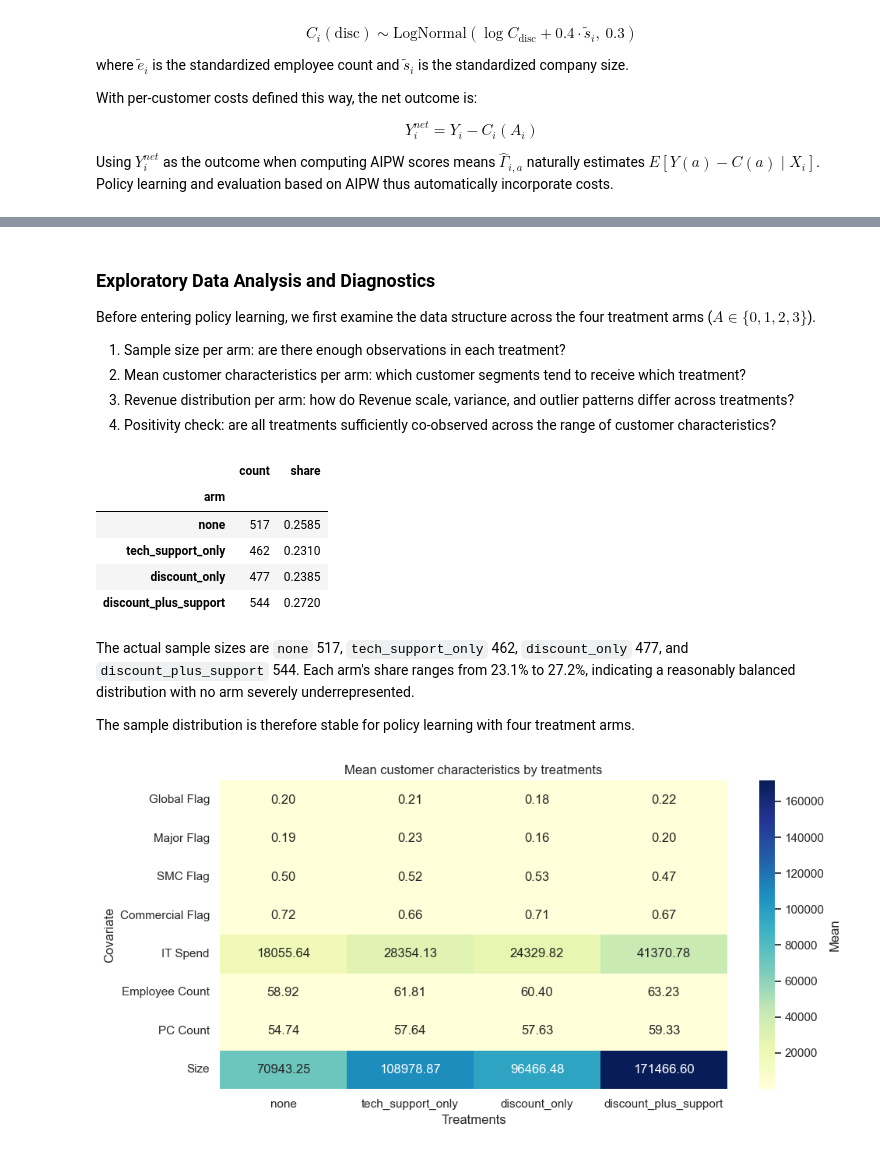
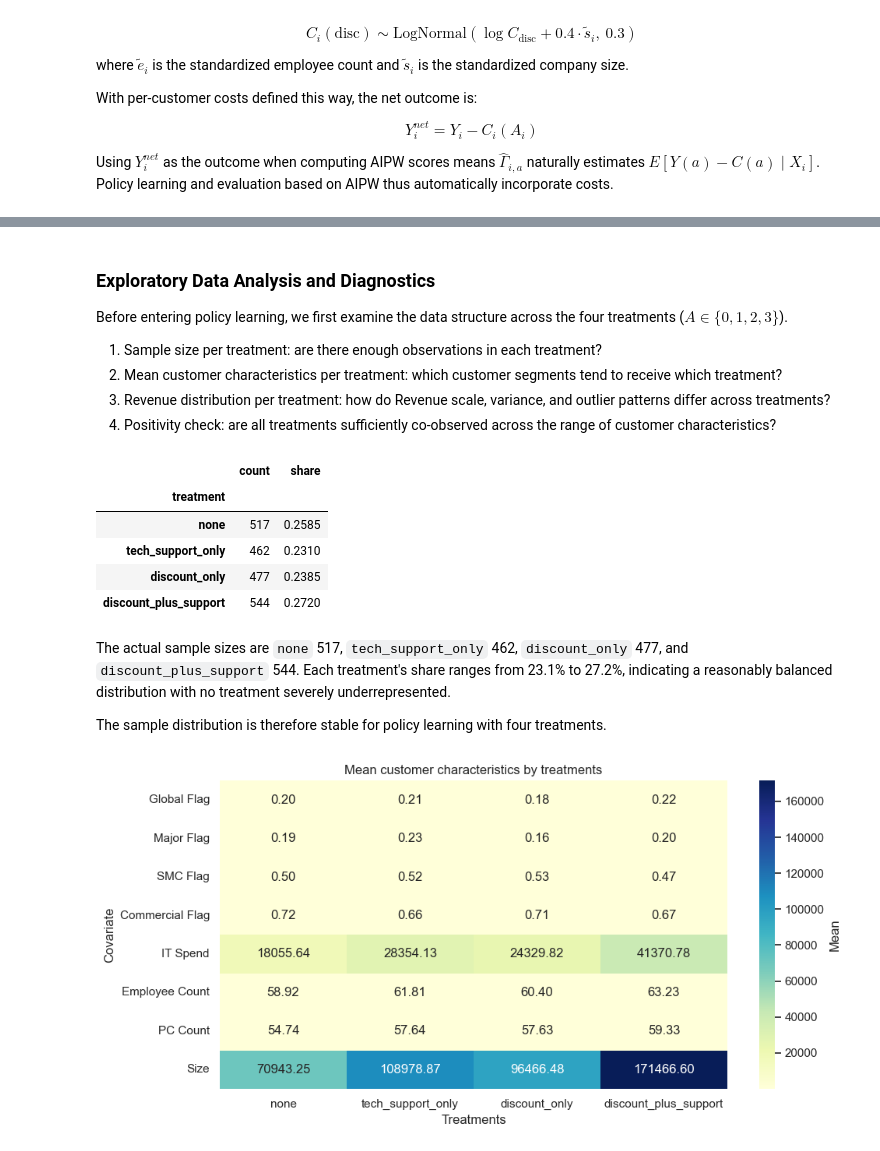
Before and after one commit to CausalInferenceLab/causal-studio, a Jupyter notebook: book/who_should_be_treated/who_should_be_treated_en.ipynb, the cells around one changed output, grey strips where cells are left out. Cells and saved outputs as stored; diff of their text form; code cells hidden in the pictures.

```diff
--- a/book/who_should_be_treated/who_should_be_treated_en.ipynb
+++ b/book/who_should_be_treated/who_should_be_treated_en.ipynb
@@ -100,29 +100,29 @@ covariates = [
 ]
 outcome = 'Revenue'
 
-ARM_NAMES = {
+TREATMENT_NAMES = {
     0: 'none',
     1: 'tech_support_only',
     2: 'discount_only',
     3: 'discount_plus_support',
 }
-ARM_LABELS = [ARM_NAMES[i] for i in range(4)]
+TREATMENT_LABELS = [TREATMENT_NAMES[i] for i in range(4)]
 
 required_columns = covariates + ['Tech Support', 'Discount', outcome]
 for col in required_columns:
     data[col] = pd.to_numeric(data[col], errors='coerce')
 
 policy_df = data[required_columns].dropna().copy()
-policy_df['arm'] = (
+policy_df['treatment'] = (
     2 * policy_df['Discount'].astype(int)
     + policy_df['Tech Support'].astype(int)
 ).astype(int)
-policy_df['arm_name'] = policy_df['arm'].map(ARM_NAMES)
+policy_df['treatment_name'] = policy_df['treatment'].map(TREATMENT_NAMES)
 
 n = len(policy_df)
 X = policy_df[covariates].to_numpy()
 Y = policy_df[outcome].to_numpy(dtype=float)
-A = policy_df['arm'].to_numpy(dtype=int)
+A = policy_df['treatment'].to_numpy(dtype=int)
 
 print(policy_df.shape)
 policy_df.head()
@@ -208,26 +229,26 @@ pd.DataFrame({
 # %% [markdown]
 ### Exploratory Data Analysis and Diagnostics
 
-Before entering policy learning, we first examine the data structure across the four treatment arms ($A \in \{0,1,2,3\}$).
+Before entering policy learning, we first examine the data structure across the four treatments ($A \in \{0,1,2,3\}$).
 
-1. Sample size per arm: are there enough observations in each treatment?
-2. Mean customer characteristics per arm: which customer segments tend to receive which treatment?
-3. Revenue distribution per arm: how do Revenue scale, variance, and outlier patterns differ across treatments?
+1. Sample size per treatment: are there enough observations in each treatment?
+2. Mean customer characteristics per treatment: which customer segments tend to receive which treatment?
+3. Revenue distribution per treatment: how do Revenue scale, variance, and outlier patterns differ across treatments?
 4. Positivity check: are all treatments sufficiently co-observed across the range of customer characteristics?
 # %%
-arm_counts = policy_df['arm_name'].value_counts().reindex(ARM_LABELS).rename_axis('arm').to_frame('count')
-arm_counts['share'] = arm_counts['count'] / len(policy_df)
+treatment_counts = policy_df['treatment_name'].value_counts().reindex(TREATMENT_LABELS).rename_axis('treatment').to_frame('count')
+treatment_counts['share'] = treatment_counts['count'] / len(policy_df)
 
-display(arm_counts)
+display(treatment_counts)
 # %% [output]
 |  | count | share |
-| arm |  |  |
+| treatment |  |  |
 | none | 517 | 0.2585 |
 | tech_support_only | 462 | 0.2310 |
 | discount_only | 477 | 0.2385 |
 | discount_plus_support | 544 | 0.2720 |
 # %% [markdown]
-The actual sample sizes are `none` 517, `tech_support_only` 462, `discount_only` 477, and `discount_plus_support` 544. Each arm's share ranges from 23.1% to 27.2%, indicating a reasonably balanced distribution with no arm severely underrepresented.
+The actual sample sizes are `none` 517, `tech_support_only` 462, `discount_only` 477, and `discount_plus_support` 544. Each treatment's share ranges from 23.1% to 27.2%, indicating a reasonably balanced distribution with no treatment severely underrepresented.
 
-The sample distribution is therefore stable for policy learning with four treatment arms.
+The sample distribution is therefore stable for policy learning with four treatments.
 # %%
```
Also changed, not shown: parts of 27 cells of this notebook, 1 other file.
